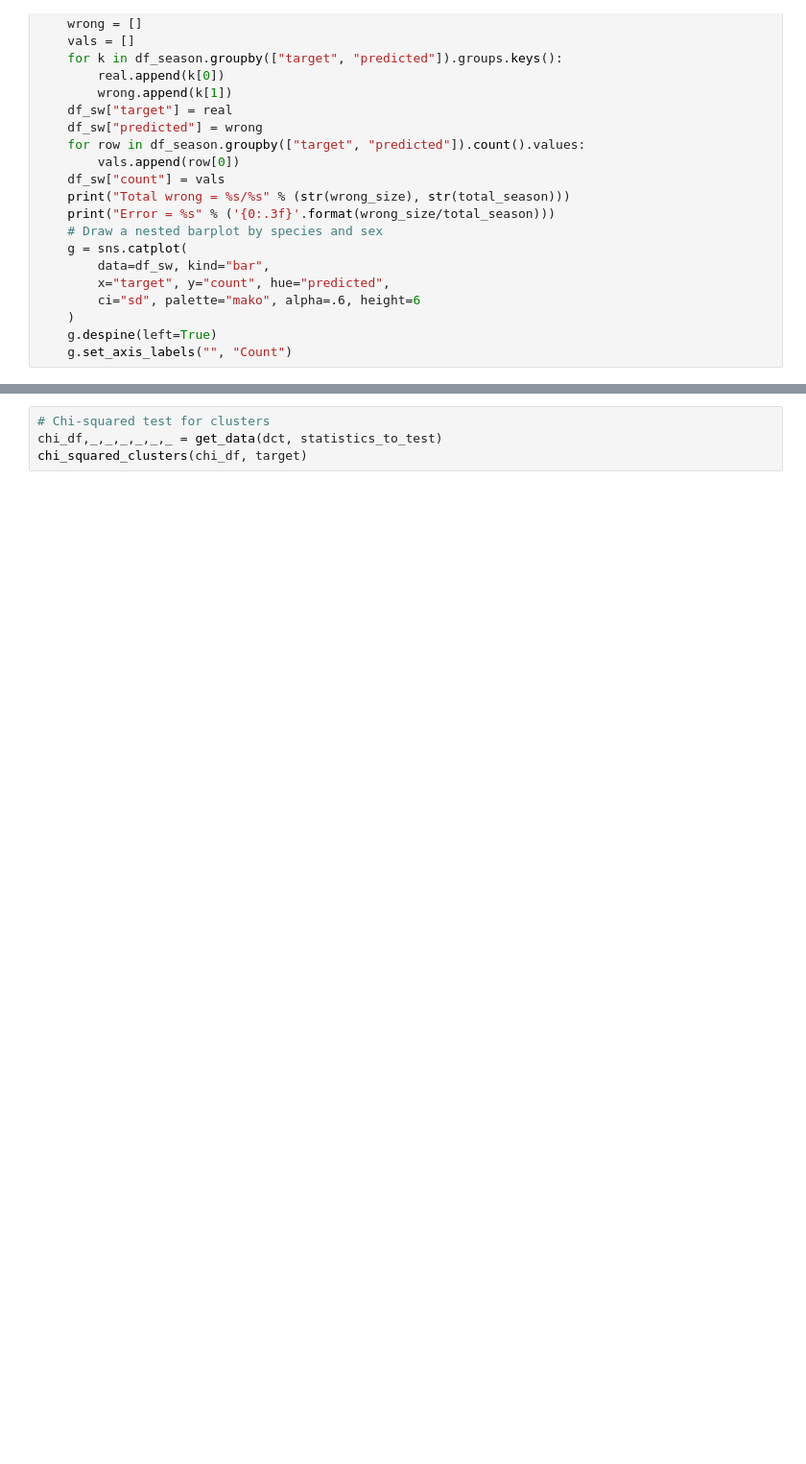
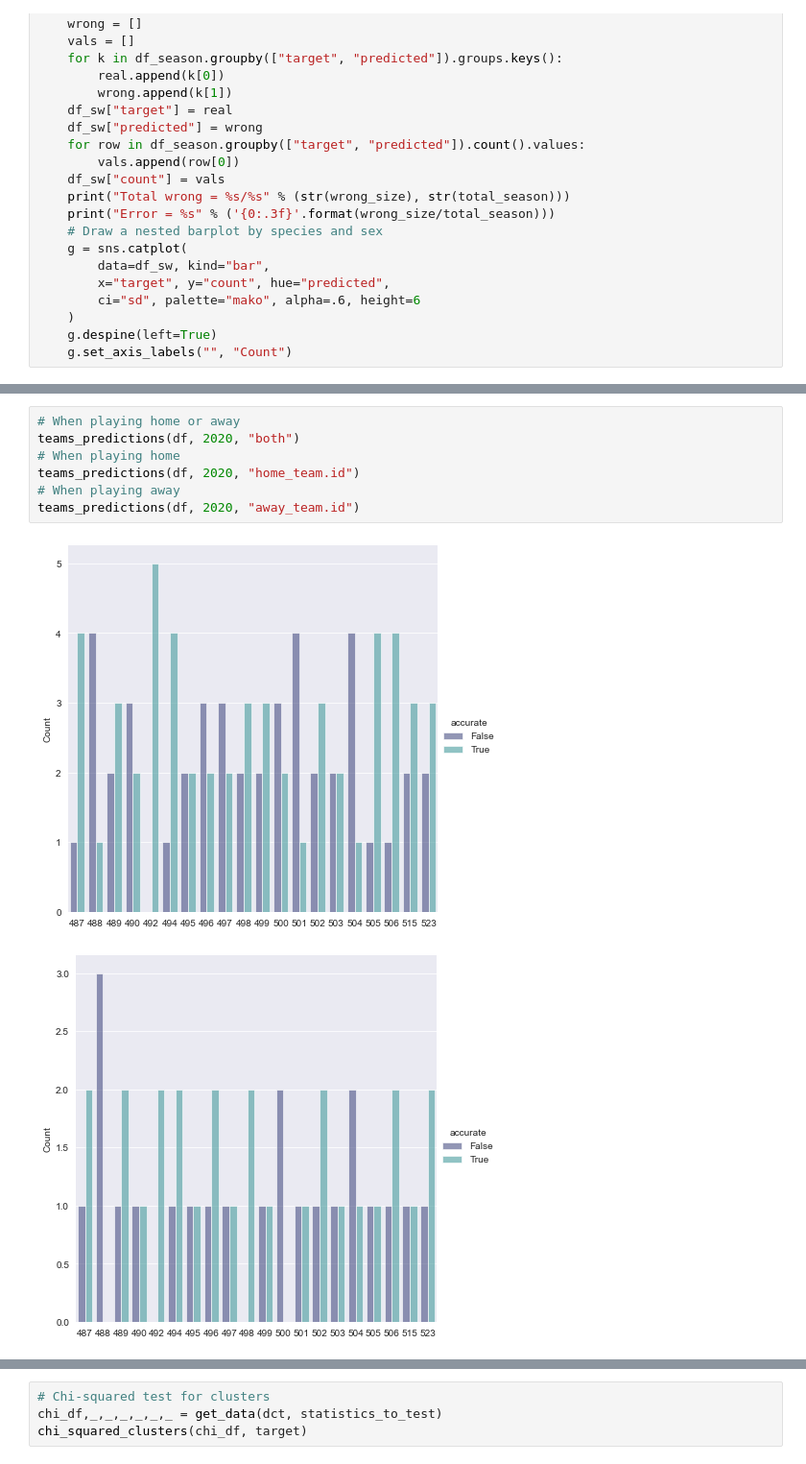
Before and after one commit to clarismiranda/Statsfootball, a Jupyter notebook: evaluation.ipynb, the cells around one changed output, grey strips where cells are left out. Shown at 96% size. Cells and saved outputs as stored; diff of their text form; blank space fills up the shorter version.

```diff
--- a/evaluation.ipynb
+++ b/evaluation.ipynb
@@ -739,0 +1106,10 @@ def wrong_predictions(df, season):
+# %%
+# When playing home or away
+teams_predictions(df, 2020, "both")
+# When playing home
+teams_predictions(df, 2020, "home_team.id")
+# When playing away
+teams_predictions(df, 2020, "away_team.id")
+# %% [output]
+[figure, added]
+[figure, added]
```
Also changed, not shown: parts of 90 cells of this notebook, 7 other files.
